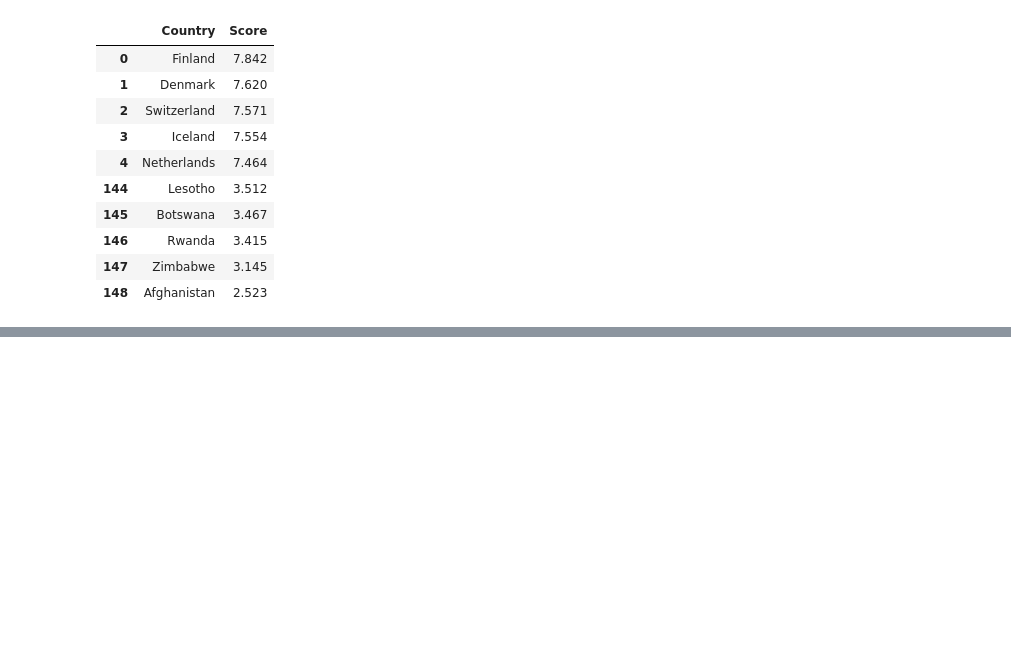
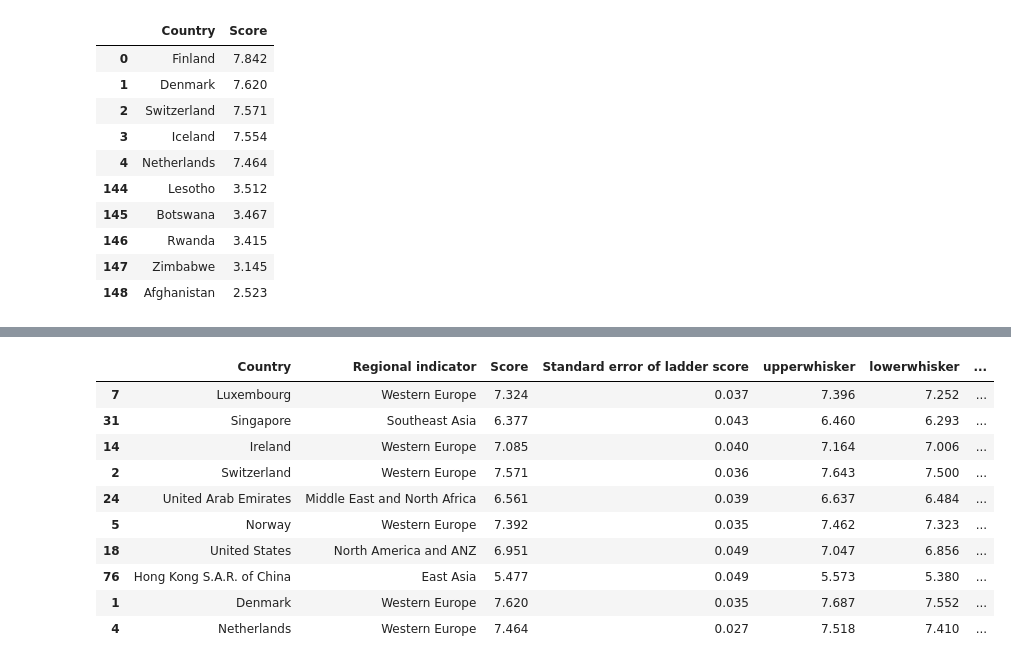
Before and after one commit to Hohenadel/world-happiness-case-study, a Jupyter notebook: notebooks/world.ipynb, the cells around one changed output, grey strips where cells are left out. Saved outputs shown, nothing was run; the diff lists cells and outputs as text; code cells hidden in the pictures; blank space fills up the shorter version.

```diff
--- a/notebooks/world.ipynb
+++ b/notebooks/world.ipynb
@@ -145,0 +146,16 @@ plt.show()
+# %%
+#Does money buy happiness?
+top_capita = geo_temp.sort_values(by='Logged GDP per capita', ascending=False).head(10)
+top_capita
+# %% [output]
+|  | Country | Regional indicator | Score | Standard error of ladder score | upperwhisker | lowerwhisker | ... |
+| 7 | Luxembourg | Western Europe | 7.324 | 0.037 | 7.396 | 7.252 | ... |
+| 31 | Singapore | Southeast Asia | 6.377 | 0.043 | 6.460 | 6.293 | ... |
+| 14 | Ireland | Western Europe | 7.085 | 0.040 | 7.164 | 7.006 | ... |
+| 2 | Switzerland | Western Europe | 7.571 | 0.036 | 7.643 | 7.500 | ... |
+| 24 | United Arab Emirates | Middle East and North Africa | 6.561 | 0.039 | 6.637 | 6.484 | ... |
+| 5 | Norway | Western Europe | 7.392 | 0.035 | 7.462 | 7.323 | ... |
+| 18 | United States | North America and ANZ | 6.951 | 0.049 | 7.047 | 6.856 | ... |
+| 76 | Hong Kong S.A.R. of China | East Asia | 5.477 | 0.049 | 5.573 | 5.380 | ... |
+| 1 | Denmark | Western Europe | 7.620 | 0.035 | 7.687 | 7.552 | ... |
+| 4 | Netherlands | Western Europe | 7.464 | 0.027 | 7.518 | 7.410 | ... |
```
Also changed, not shown: parts of 19 cells of this notebook.
